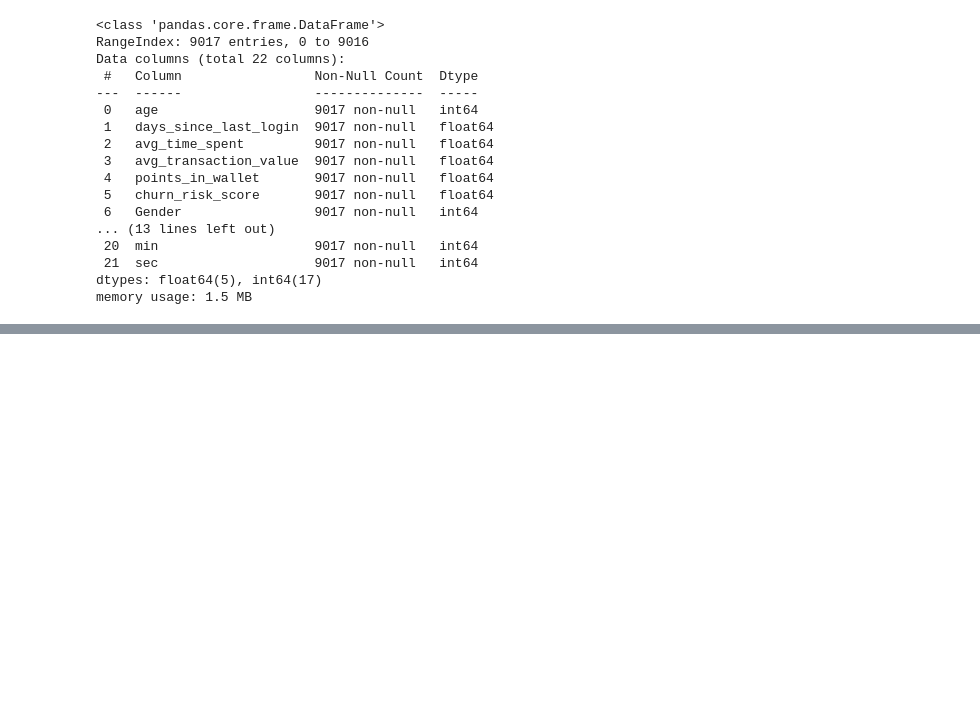
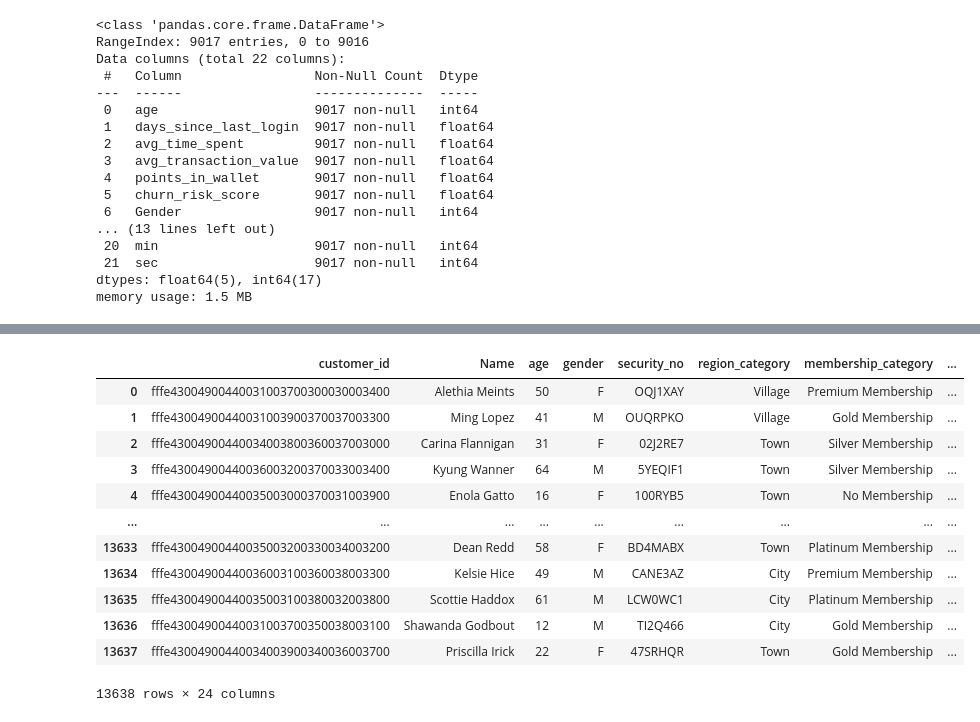
Before and after one commit to ananyadix/final-taskBDCOE, a Jupyter notebook: Untitled3.ipynb, the cells around one changed output, grey strips where cells are left out. Cells and saved outputs as stored; diff of their text form; code cells hidden in the pictures; blank space fills up the shorter version.

```diff
--- a/Untitled3.ipynb
+++ b/Untitled3.ipynb
@@ -253,3 +253,5 @@ Data columns (total 22 columns):
  21  sec                    9017 non-null   int64
 dtypes: float64(5), int64(17)
 memory usage: 1.5 MB
+# %%
+test=pd.read_csv("/test.csv")
@@ -255,0 +312,6 @@ memory usage: 1.5 MB
+# %%
+test["region_category"]=test["region_category"].fillna(test["region_category"].mode()[0])
+# %%
+test["preferred_offer_types"]=test["preferred_offer_types"].fillna(test["preferred_offer_types"].mode()[0])
+# %%
+test["points_in_wallet"]=test["points_in_wallet"].fillna(test["points_in_wallet"].mean())
@@ -255,0 +338,16 @@ memory usage: 1.5 MB
+# %%
+test
+# %% [output]
+|  | customer_id | Name | age | gender | security_no | region_category | membership_category | ... |
+| 0 | fffe43004900440031003700300030003400 | Alethia Meints | 50 | F | OQJ1XAY | Village | Premium Membership | ... |
+| 1 | fffe43004900440031003900370037003300 | Ming Lopez | 41 | M | OUQRPKO | Village | Gold Membership | ... |
+| 2 | fffe43004900440034003800360037003000 | Carina Flannigan | 31 | F | 02J2RE7 | Town | Silver Membership | ... |
+| 3 | fffe43004900440036003200370033003400 | Kyung Wanner | 64 | M | 5YEQIF1 | Town | Silver Membership | ... |
+| 4 | fffe43004900440035003000370031003900 | Enola Gatto | 16 | F | 100RYB5 | Town | No Membership | ... |
+| ... | ... | ... | ... | ... | ... | ... | ... | ... |
+| 13633 | fffe43004900440035003200330034003200 | Dean Redd | 58 | F | BD4MABX | Town | Platinum Membership | ... |
+| 13634 | fffe43004900440036003100360038003300 | Kelsie Hice | 49 | M | CANE3AZ | City | Premium Membership | ... |
+| 13635 | fffe43004900440035003100380032003800 | Scottie Haddox | 61 | M | LCW0WC1 | City | Platinum Membership | ... |
+| 13636 | fffe43004900440031003700350038003100 | Shawanda Godbout | 12 | M | TI2Q466 | City | Gold Membership | ... |
+| 13637 | fffe43004900440034003900340036003700 | Priscilla Irick | 22 | F | 47SRHQR | Town | Gold Membership | ... |
+13638 rows × 24 columns
```
Also changed, not shown: parts of 18 cells of this notebook.
